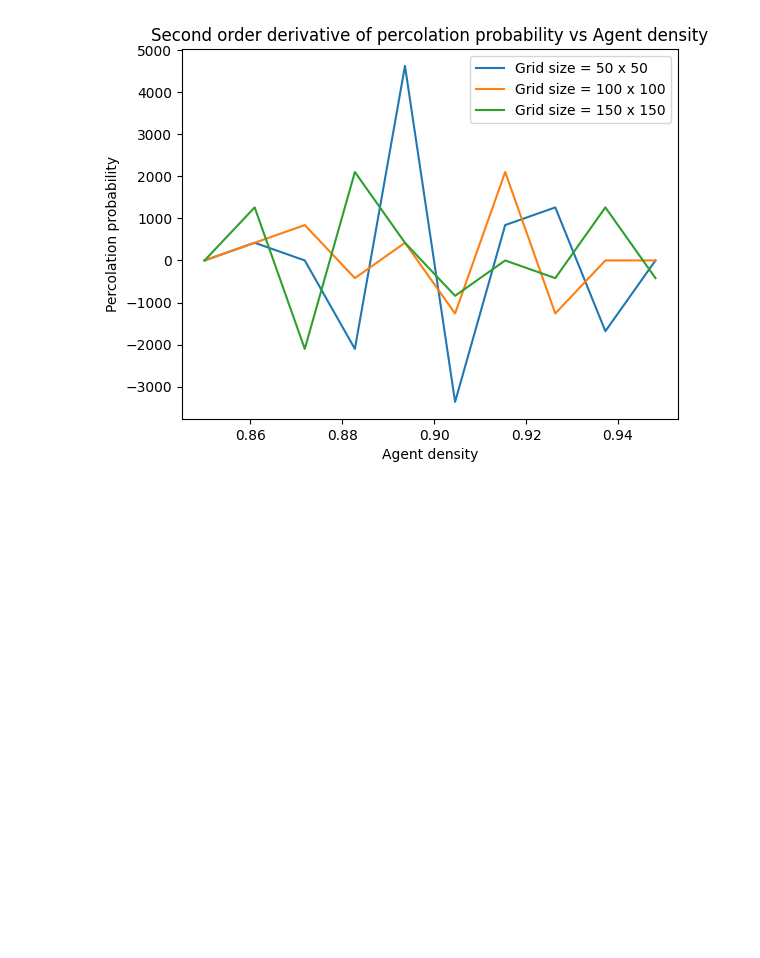
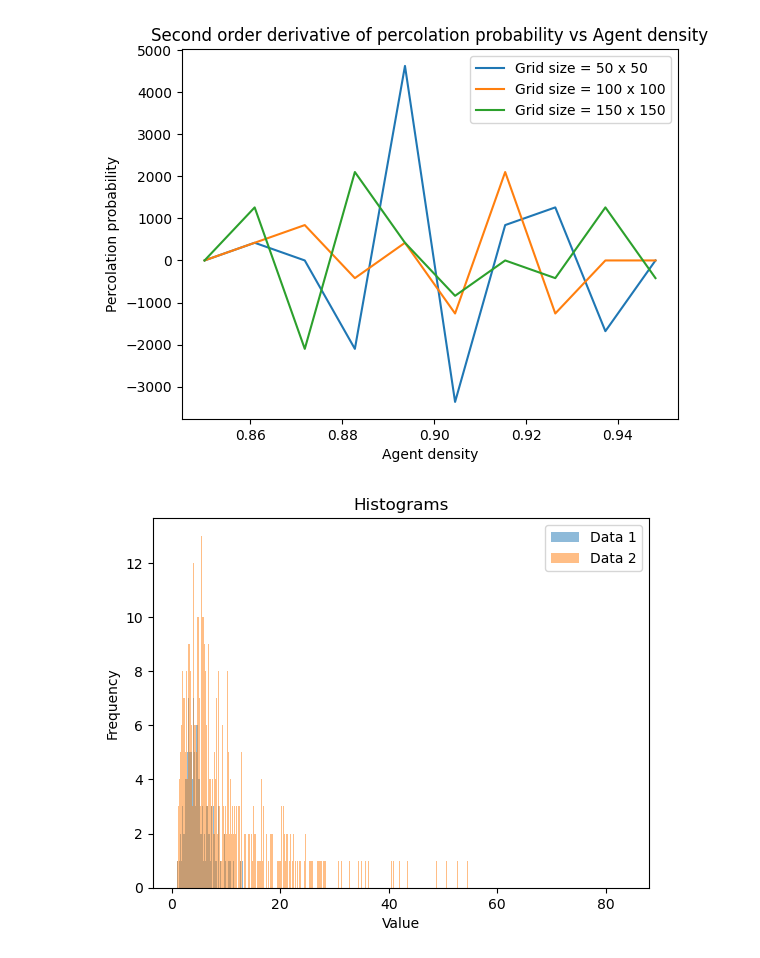
Before and after one commit to aM0NKE/ComplexSystemSimulation, a Jupyter notebook: mesa-schelling/archive/cluster_find_function.ipynb, the cells around one changed output. Saved outputs shown, nothing was run; the diff lists cells and outputs as text; code cells hidden in the pictures; blank space fills up the shorter version.

Commit message:
Correlation test code

```diff
--- a/mesa-schelling/archive/cluster_find_function.ipynb
+++ b/mesa-schelling/archive/cluster_find_function.ipynb
@@ -301,3 +301,88 @@ plt.show()
 [figure]
 [figure]
 [figure]
+# %%
+import numpy as np
+import matplotlib.pyplot as plt
+from scipy.optimize import curve_fit
+
+# Parameters for the normlog distributions
+mu1 = 1.5
+sigma1 = 0.5
+mu2 = 2
+sigma2 = 0.8
+size = 1000
+
+c = 0.02
+
+# Generating data from the normlog distributions
+data1 = np.random.lognormal(mu1, sigma1, size)
+data2 = np.random.lognormal(mu2, sigma2, size)
+
+
+
+def correlation_graph(data1, data2):
+    # Computing the histograms using np.histogram
+    hist1, bins1 = np.histogram(data1, bins=size)
+    hist2, bins2 = np.histogram(data2, bins=size)
+
+    # Plotting the histograms
+    plt.hist(data1, bins=bins1, alpha=0.5, label='Data 1')
+    plt.hist(data2, bins=bins2, alpha=0.5, label='Data 2')
+
+    # Adding labels and title
+    plt.xlabel('Value')
+    plt.ylabel('Frequency')
+    plt.title('Histograms')
+
+    # Adding a legend
+    plt.legend()
+
+    # Displaying the histograms
+    plt.show()
+
+    c = 1
+    delta = np.array([(hist1[i] - hist2[i])**2 for i in range(len(hist1))])
+    result = 1 - np.exp(-(delta * c))
+
+    # Define the function to fit
+    def func(c, delta):
+        return 1 - np.exp(-(delta * c))
+
+    # Perform curve fitting
+    delta = np.array([(hist1[i] - hist2[i])**2 for i in range(len(hist1))])
+
+    result = 1 - np.exp(-(delta * c))
+
+    # Perform curve fitting
+    x = delta
+    y = result
+    initial_guess = [0.1]  # Initial guess for delta
+    params, _ = curve_fit(func, x, y, p0=initial_guess)
+
+    # Extract the fitted parameter
+    delta_fit = params[0]
+
+    # Plotting the correlation graph
+    plt.plot(delta, result, "o", markersize=3)
+    plt.ylim([0, 1])
+    plt.xlabel(r"$\Delta$")
+    plt.ylabel(r"$1-e^{-c\Delta}$")
+    plt.title("Correlation Graph")
+
+    # Plotting the fitted curve
+    x_fit = np.linspace(min(x), max(x), 100)
+    y_fit = func(x_fit, delta_fit)
+    plt.plot(x_fit, y_fit, 'r-', label='Fit')
+
+    # Adding a legend
+    plt.legend()
+
+    # Displaying the plot
+    plt.show()
+
+    return result
+
+correlation_graph(data1, data2)
+# %% [output]
+[figure, added]
```
Also changed, not shown: parts of 1 cell of this notebook.
